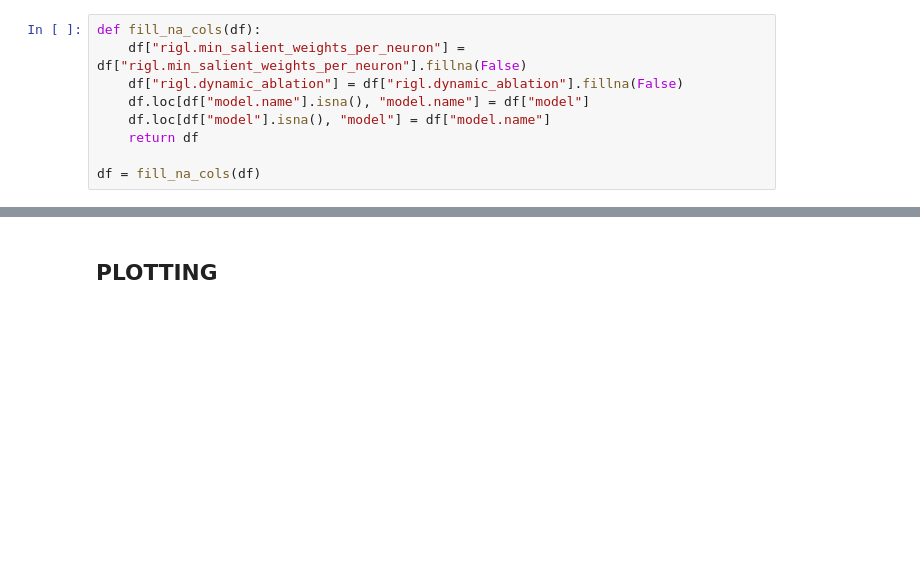
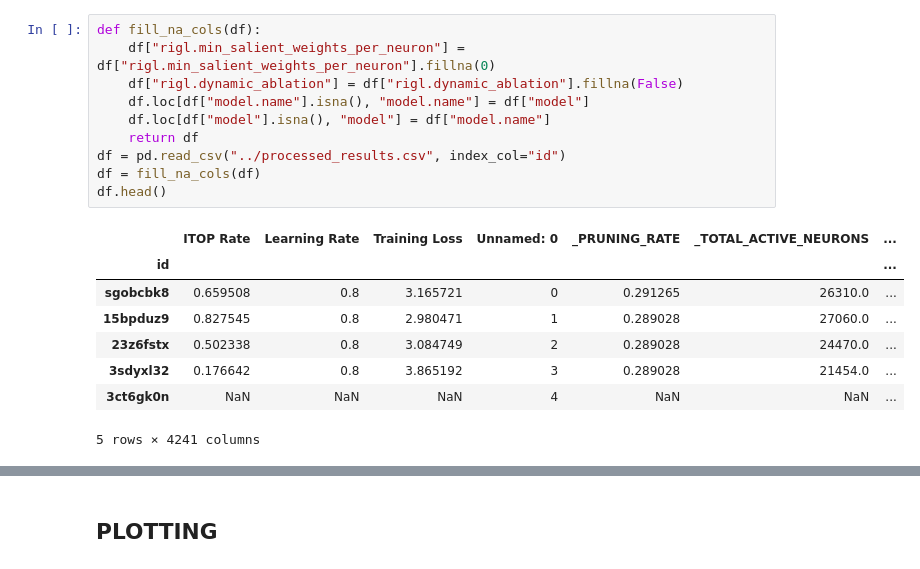
Before and after one commit to calgaryml/condensed-sparsity, a Jupyter notebook: notebooks/final_results.ipynb, the cells around one changed output, grey strips where cells are left out. Drawn from its saved outputs; the diff is of its cells as text; blank space fills up the shorter version.

```diff
--- a/notebooks/final_results.ipynb
+++ b/notebooks/final_results.ipynb
@@ -31,9 +37,19 @@ df.head()
 # %%
 def fill_na_cols(df):
-    df["rigl.min_salient_weights_per_neuron"] = df["rigl.min_salient_weights_per_neuron"].fillna(False)
+    df["rigl.min_salient_weights_per_neuron"] = df["rigl.min_salient_weights_per_neuron"].fillna(0)
     df["rigl.dynamic_ablation"] = df["rigl.dynamic_ablation"].fillna(False)
     df.loc[df["model.name"].isna(), "model.name"] = df["model"]
     df.loc[df["model"].isna(), "model"] = df["model.name"]
     return df
-
+df = pd.read_csv("../processed_results.csv", index_col="id")
 df = fill_na_cols(df)
+df.head()
+# %% [output]
+|  | ITOP Rate | Learning Rate | Training Loss | Unnamed: 0 | _PRUNING_RATE | _TOTAL_ACTIVE_NEURONS | ... |
+| id |  |  |  |  |  |  | ... |
+| sgobcbk8 | 0.659508 | 0.8 | 3.165721 | 0 | 0.291265 | 26310.0 | ... |
+| 15bpduz9 | 0.827545 | 0.8 | 2.980471 | 1 | 0.289028 | 27060.0 | ... |
+| 23z6fstx | 0.502338 | 0.8 | 3.084749 | 2 | 0.289028 | 24470.0 | ... |
+| 3sdyxl32 | 0.176642 | 0.8 | 3.865192 | 3 | 0.289028 | 21454.0 | ... |
+| 3ct6gk0n | NaN | NaN | NaN | 4 | NaN | NaN | ... |
+5 rows × 4241 columns
```
Also changed, not shown: parts of 22 cells of this notebook, 3 other files.
